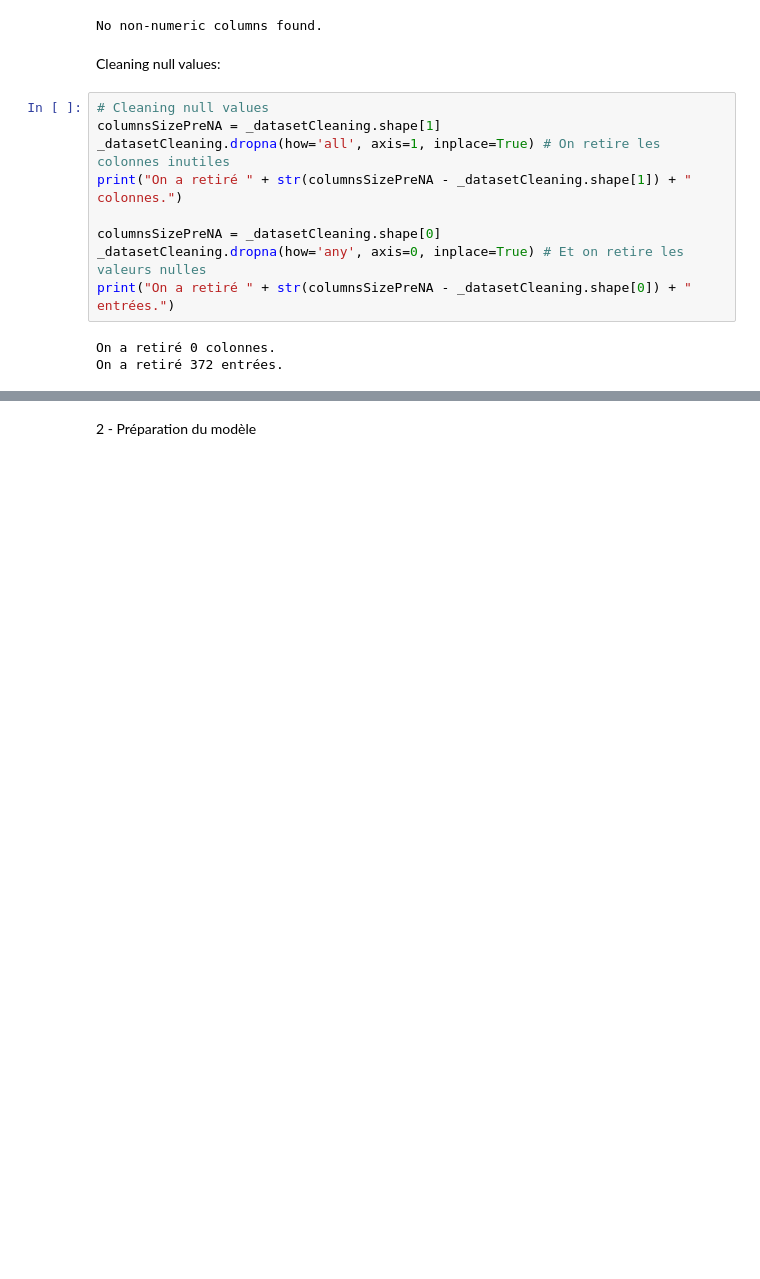
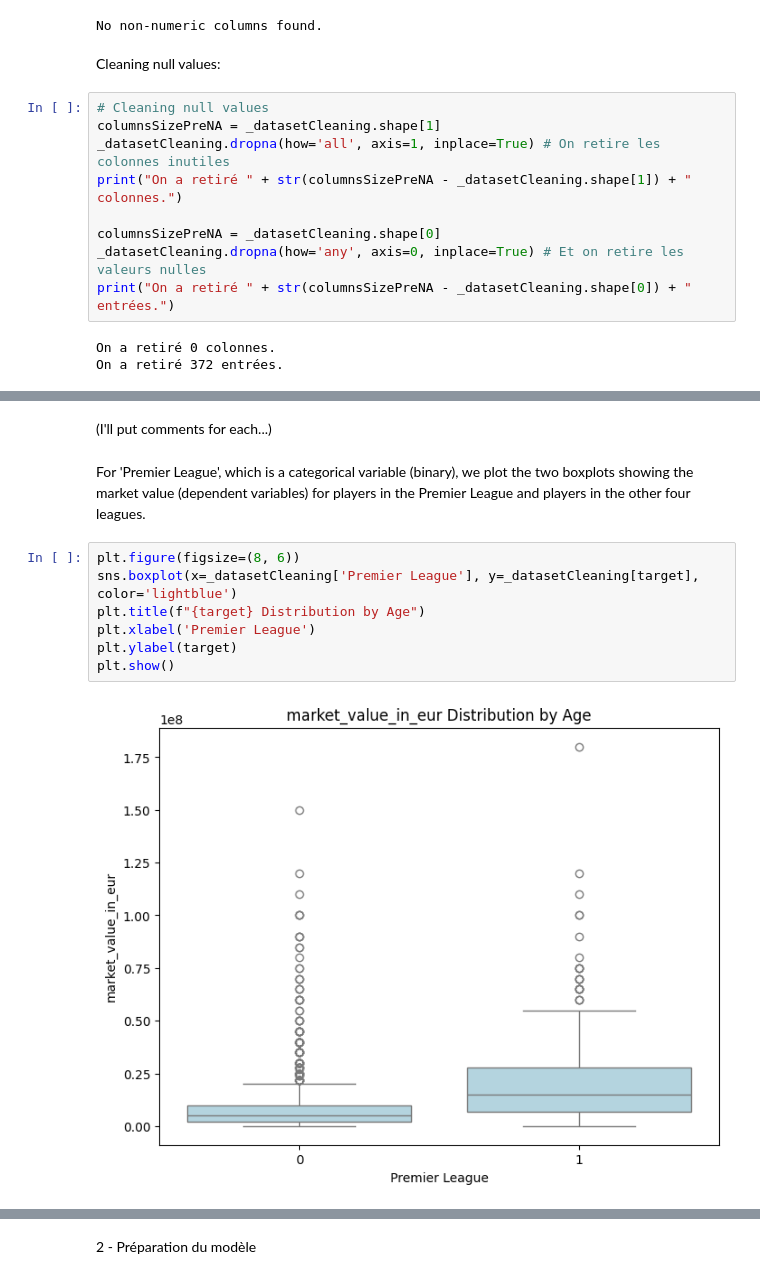
Before and after one commit to Akulla-A/Football_regression, a Jupyter notebook: main.ipynb, the cells around one changed output, grey strips where cells are left out. Cells and saved outputs as stored; diff of their text form; blank space fills up the shorter version.

```diff
--- a/main.ipynb
+++ b/main.ipynb
@@ -307,0 +390,13 @@ _datasetCleaning.head()
+# %% [markdown]
+(I'll put comments for each...)
+# %% [markdown]
+For 'Premier League', which is a categorical variable (binary), we plot the two boxplots showing the market value (dependent variables) for players in the Premier League and players in the other four leagues.
+# %%
+plt.figure(figsize=(8, 6))
+sns.boxplot(x=_datasetCleaning['Premier League'], y=_datasetCleaning[target], color='lightblue')
+plt.title(f"{target} Distribution by Age")
+plt.xlabel('Premier League')
+plt.ylabel(target)
+plt.show()
+# %% [output]
+[figure, added]
```
Also changed, not shown: parts of 20 cells of this notebook.
